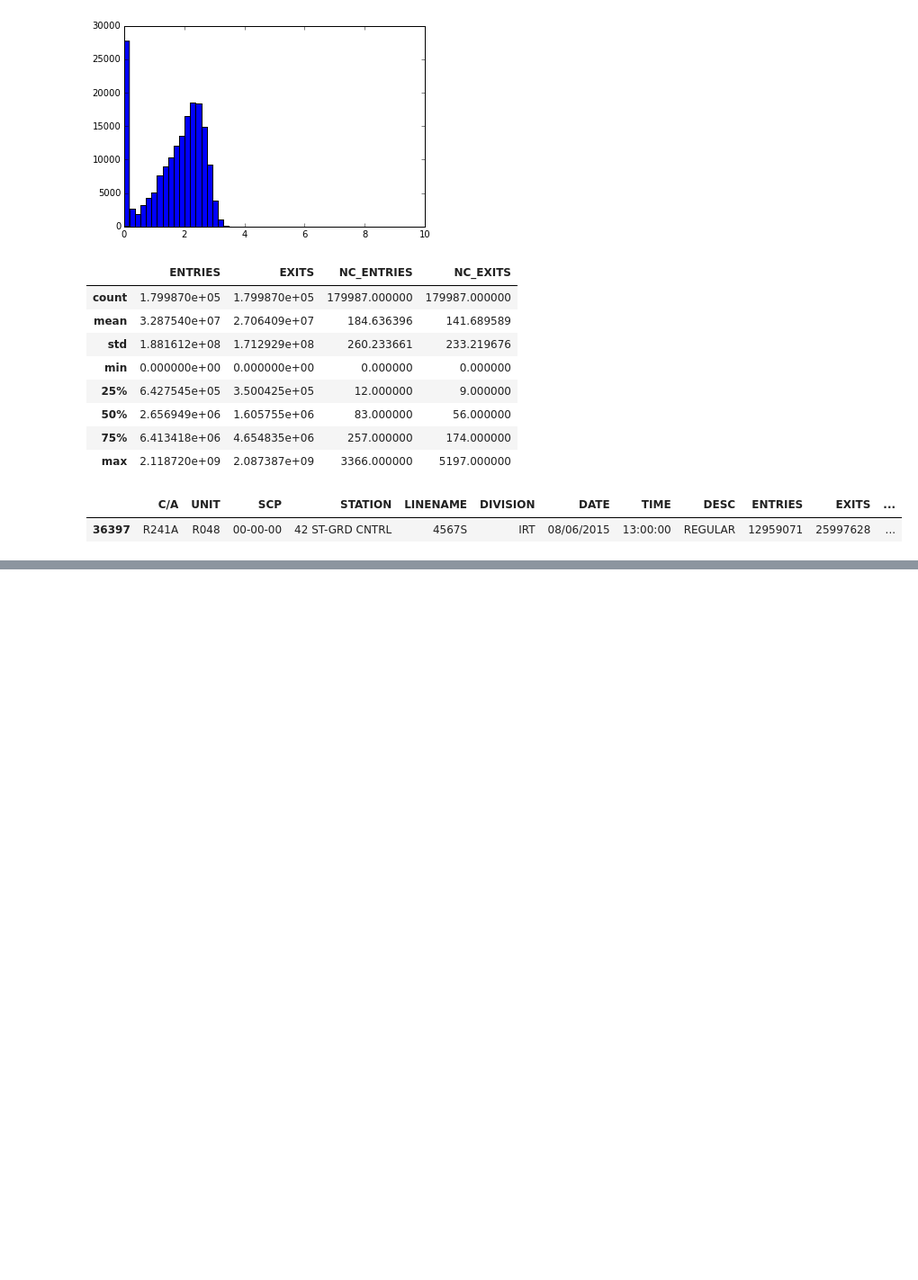
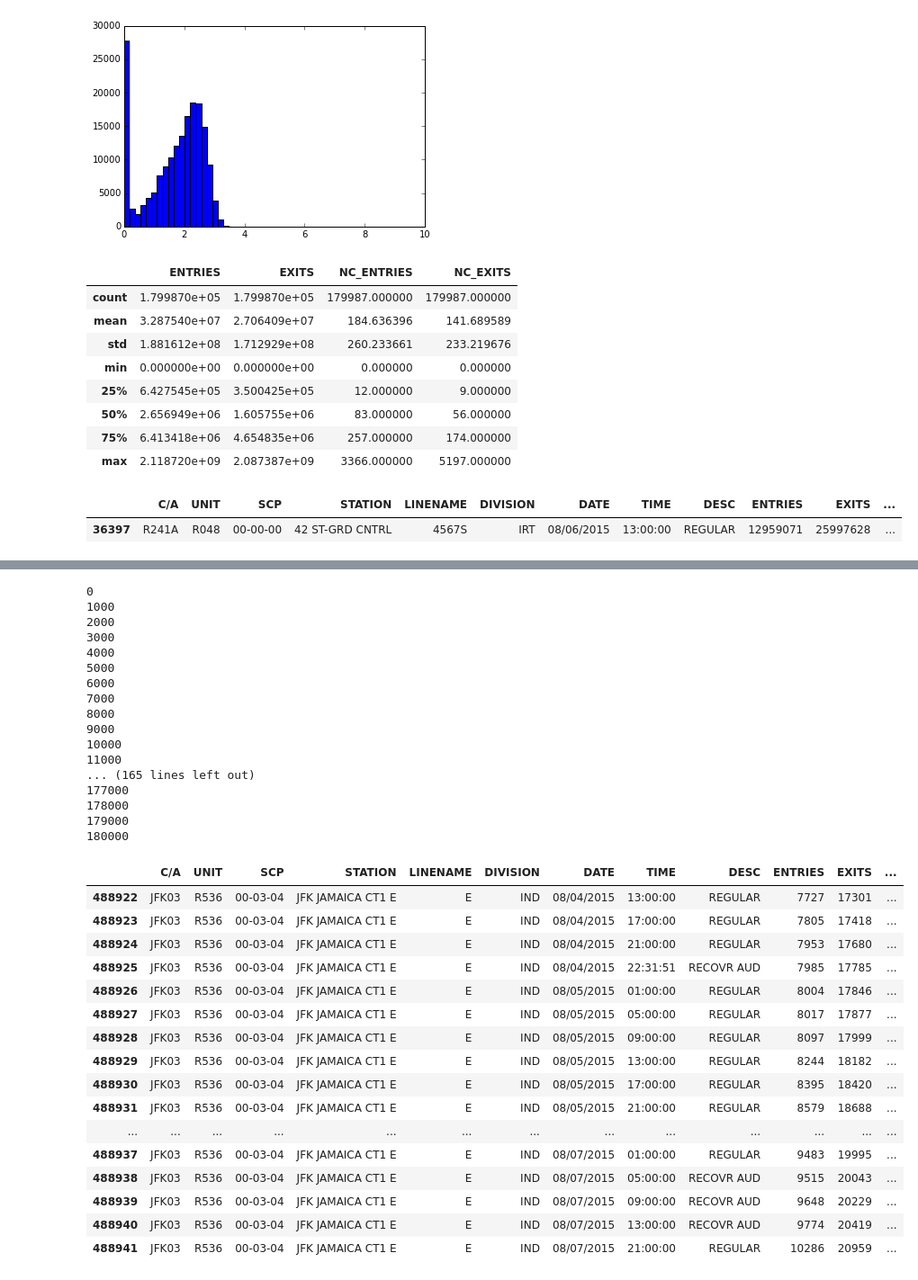
Before and after one commit to jeffhudson/misc_projects, a Jupyter notebook: mta_ridership/MTA_Ridership.ipynb, the cells around one changed output, grey strips where cells are left out. Shown at 90% size. Saved outputs shown, nothing was run; the diff lists cells and outputs as text; code cells hidden in the pictures; blank space fills up the shorter version.

Commit message:
aggregate to compare ridership by station and by line

```diff
--- a/mta_ridership/MTA_Ridership.ipynb
+++ b/mta_ridership/MTA_Ridership.ipynb
@@ -213,0 +214,19 @@ ndf[ndf.NC_EXITS > 5000]
+# %%
+## Next let's explore the data a bit:
+##  Step 1: Aggregate the data by station to compare ridership at different stops
+##           and different lines
+##  Step 2: Aggregate all stations by day/time to visualize daily/weekly patterns
+
+## Step 1
+
+## First let's make the station names unique by appending the linename to them.
+##  Not necessarily pretty but effective.
+
+comparison_set = ndf.copy()
+## Always use a copy! don't alter the original dataset in case we want to use it to do something else later
+##   Also useful for prototyping when we go back and make revisions, we want to start from scratch each time
+##    not build off previous mistakes or need to correct them first
+
+comparison_set.STATION = comparison_set.STATION + " " + comparison_set.LINENAME
+
+comparison_set.head()
@@ -213,0 +295,58 @@ ndf[ndf.NC_EXITS > 5000]
+# %%
+# single line stations return each row with no changes
+# multi line stations return a row for each line in the original row
+# multi line stations' line
+
+def row_processor(row):
+    lines = row.loc["LINENAME"]
+    num_lines = len(lines)
+    row["LINE_ENTRIES"] = row.NC_ENTRIES/num_lines
+    row["LINE_EXITS"] = row.NC_EXITS/num_lines
+    rows = []
+    for line in lines:
+        row.LINENAME = line
+        rows.append(row.copy())  #always use a copy!
+    return rows
+
+new_rows = []
+for index, row in comparison_set.copy().iterrows():
+    new_rows.extend(row_processor(row))
+    if index % 1000 == 0:  ## for convenience to track progress (takes a couple minutes to run)
+        print index
+line_compare = pd.concat(new_rows,axis=1,ignore_index=True)
+line_compare.transpose().tail(20)
+# %% [output]
+0
+1000
+2000
+3000
+4000
+5000
+6000
+7000
+8000
+9000
+10000
+11000
+... (165 lines left out)
+177000
+178000
+179000
+180000
+|  | C/A | UNIT | SCP | STATION | LINENAME | DIVISION | DATE | TIME | DESC | ENTRIES | EXITS | ... |
+| 488922 | JFK03 | R536 | 00-03-04 | JFK JAMAICA CT1 E | E | IND | 08/04/2015 | 13:00:00 | REGULAR | 7727 | 17301 | ... |
+| 488923 | JFK03 | R536 | 00-03-04 | JFK JAMAICA CT1 E | E | IND | 08/04/2015 | 17:00:00 | REGULAR | 7805 | 17418 | ... |
+| 488924 | JFK03 | R536 | 00-03-04 | JFK JAMAICA CT1 E | E | IND | 08/04/2015 | 21:00:00 | REGULAR | 7953 | 17680 | ... |
+| 488925 | JFK03 | R536 | 00-03-04 | JFK JAMAICA CT1 E | E | IND | 08/04/2015 | 22:31:51 | RECOVR AUD | 7985 | 17785 | ... |
+| 488926 | JFK03 | R536 | 00-03-04 | JFK JAMAICA CT1 E | E | IND | 08/05/2015 | 01:00:00 | REGULAR | 8004 | 17846 | ... |
+| 488927 | JFK03 | R536 | 00-03-04 | JFK JAMAICA CT1 E | E | IND | 08/05/2015 | 05:00:00 | REGULAR | 8017 | 17877 | ... |
+| 488928 | JFK03 | R536 | 00-03-04 | JFK JAMAICA CT1 E | E | IND | 08/05/2015 | 09:00:00 | REGULAR | 8097 | 17999 | ... |
+| 488929 | JFK03 | R536 | 00-03-04 | JFK JAMAICA CT1 E | E | IND | 08/05/2015 | 13:00:00 | REGULAR | 8244 | 18182 | ... |
+| 488930 | JFK03 | R536 | 00-03-04 | JFK JAMAICA CT1 E | E | IND | 08/05/2015 | 17:00:00 | REGULAR | 8395 | 18420 | ... |
+| 488931 | JFK03 | R536 | 00-03-04 | JFK JAMAICA CT1 E | E | IND | 08/05/2015 | 21:00:00 | REGULAR | 8579 | 18688 | ... |
+| ... | ... | ... | ... | ... | ... | ... | ... | ... | ... | ... | ... | ... |
+| 488937 | JFK03 | R536 | 00-03-04 | JFK JAMAICA CT1 E | E | IND | 08/07/2015 | 01:00:00 | REGULAR | 9483 | 19995 | ... |
+| 488938 | JFK03 | R536 | 00-03-04 | JFK JAMAICA CT1 E | E | IND | 08/07/2015 | 05:00:00 | RECOVR AUD | 9515 | 20043 | ... |
+| 488939 | JFK03 | R536 | 00-03-04 | JFK JAMAICA CT1 E | E | IND | 08/07/2015 | 09:00:00 | RECOVR AUD | 9648 | 20229 | ... |
+| 488940 | JFK03 | R536 | 00-03-04 | JFK JAMAICA CT1 E | E | IND | 08/07/2015 | 13:00:00 | RECOVR AUD | 9774 | 20419 | ... |
+| 488941 | JFK03 | R536 | 00-03-04 | JFK JAMAICA CT1 E | E | IND | 08/07/2015 | 21:00:00 | REGULAR | 10286 | 20959 | ... |
```
Also changed, not shown: parts of 7 cells of this notebook.
